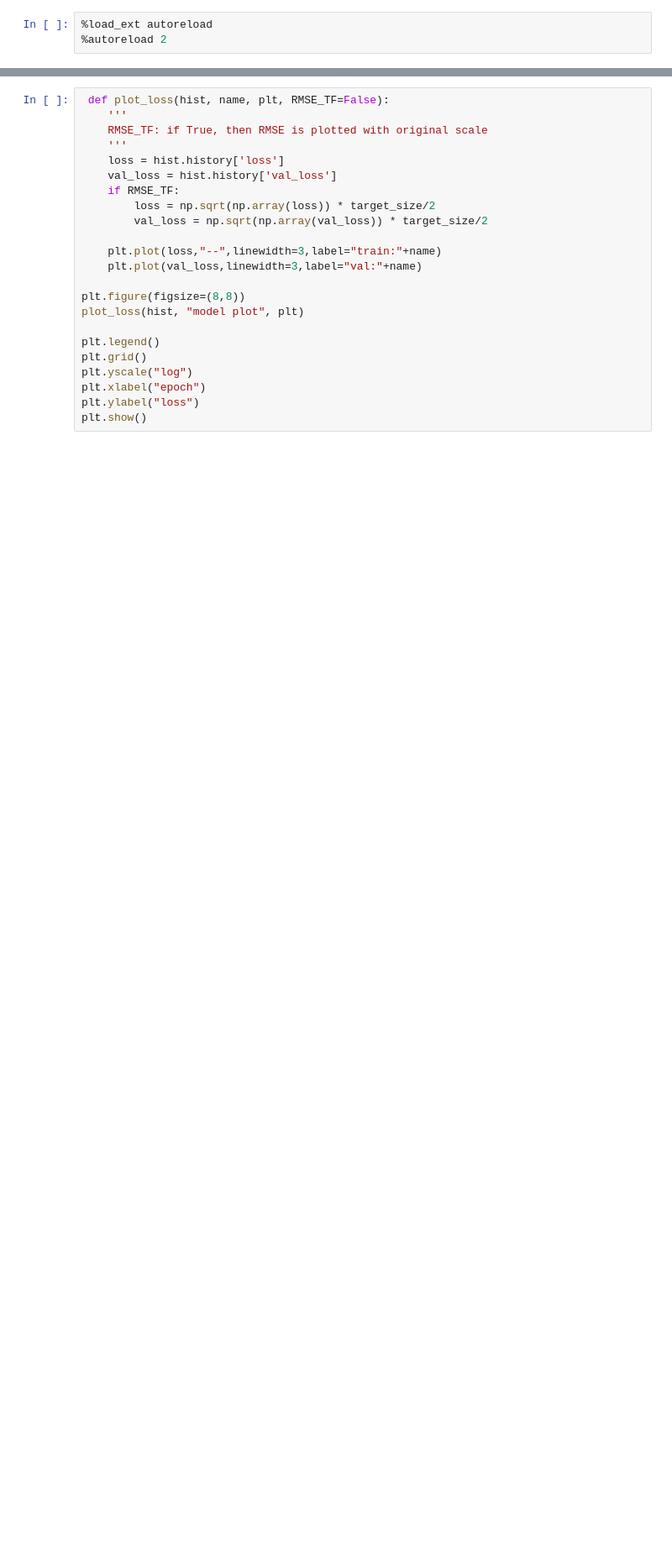
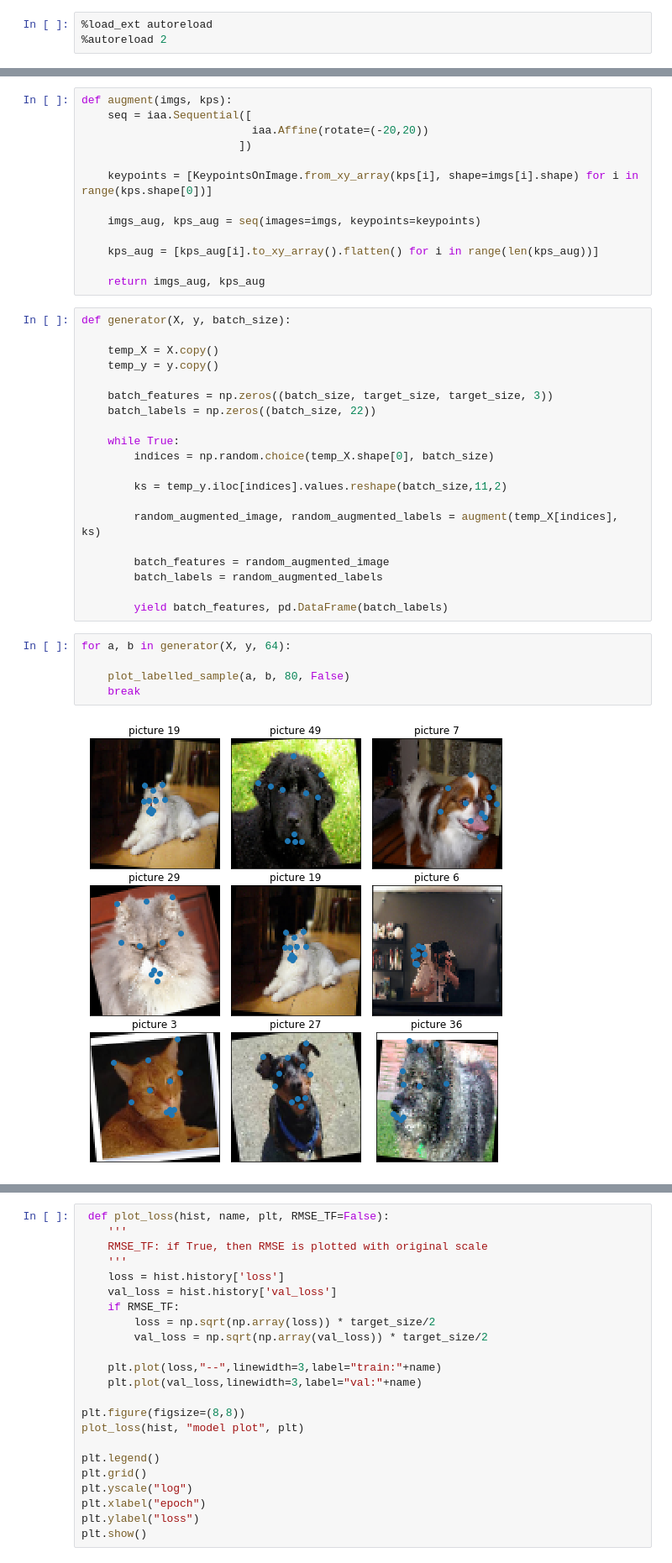
Before and after one commit to HenryDashwood/facial-features-detector, a Jupyter notebook: code/facial_keypoints.ipynb, the cells around one changed output, grey strips where cells are left out. Shown at 84% size. Drawn from its saved outputs; the diff is of its cells as text; blank space fills up the shorter version.

Commit message:
got imgaug generator to work, refactoreed preprocessing

```diff
--- a/code/facial_keypoints.ipynb
+++ b/code/facial_keypoints.ipynb
@@ -57,2 +58,42 @@ plot_labelled_sample(X_norm, y_norm, 80)
+# %%
+def augment(imgs, kps):
+    seq = iaa.Sequential([
+                          iaa.Affine(rotate=(-20,20))
+                        ])
+
+    keypoints = [KeypointsOnImage.from_xy_array(kps[i], shape=imgs[i].shape) for i in range(kps.shape[0])]
+
+    imgs_aug, kps_aug = seq(images=imgs, keypoints=keypoints)
+
+    kps_aug = [kps_aug[i].to_xy_array().flatten() for i in range(len(kps_aug))]
+
+    return imgs_aug, kps_aug
+# %%
+def generator(X, y, batch_size):
+
+    temp_X = X.copy()
+    temp_y = y.copy()
+
+    batch_features = np.zeros((batch_size, target_size, target_size, 3))
+    batch_labels = np.zeros((batch_size, 22))
+
+    while True:
+        indices = np.random.choice(temp_X.shape[0], batch_size)
+
+        ks = temp_y.iloc[indices].values.reshape(batch_size,11,2)
+
+        random_augmented_image, random_augmented_labels = augment(temp_X[indices], ks)
+
+        batch_features = random_augmented_image
+        batch_labels = random_augmented_labels
+
+        yield batch_features, pd.DataFrame(batch_labels)
+# %%
+for a, b in generator(X, y, 64):
+
+    plot_labelled_sample(a, b, 80, False)
+    break
+# %% [output]
+[figure, added]
 # %%
 model = MyModel()
```
Also changed, not shown: parts of 14 cells of this notebook, 1 other file.
